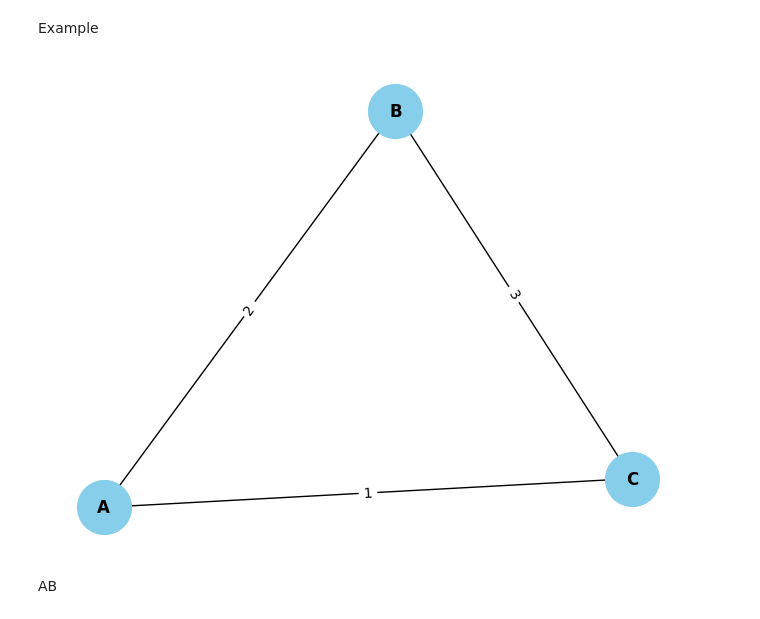
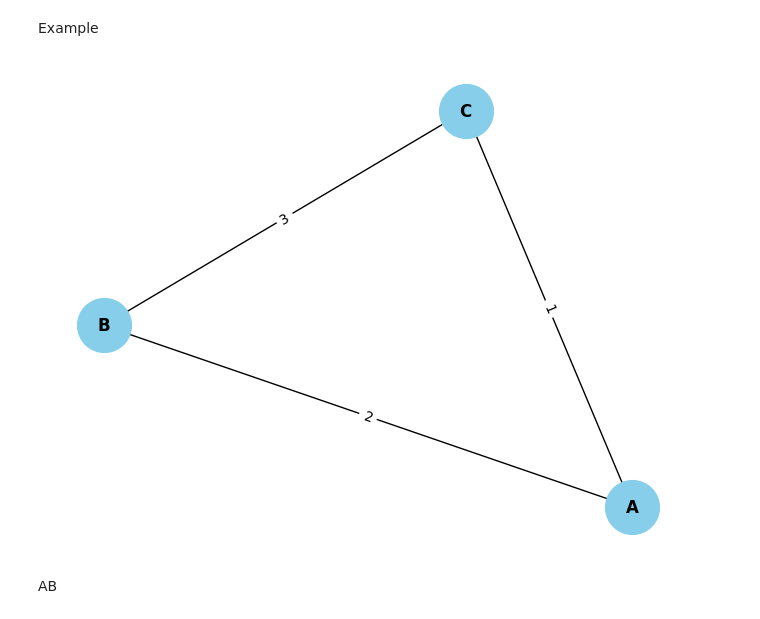
Before and after one commit to Bancie/thuhoach.nckh, a Jupyter notebook: ipynb/location/Single Center Problem in Location Optimization: Model and Implementation with Python.ipynb, the cells around one changed output. Drawn from its saved outputs; the diff is of its cells as text; code cells hidden in the pictures.

```diff
--- a/ipynb/location/Single Center Problem in Location Optimization: Model and Implementation with Python.ipynb
+++ b/ipynb/location/Single Center Problem in Location Optimization: Model and Implementation with Python.ipynb
@@ -294,16 +294,15 @@ Error with pair (3, 4): 'InLocalMin' object has no attribute 'LocalMinima'
 # %% [markdown]
 Example
 # %%
-ow = ShortestPath.Graph(3)
-ow.graph = [[0, 2, 1],
+graph5 = [[0, 2, 1],
            [2, 0, 3],
            [1, 3, 0]
            ]
 
-Visualization = Graph(g.graph)
-Visualization.show()
+ord_weber = Graph(graph5)
+ord_weber.show()
 # %% [output]
-[figure, old version]
+[figure, new version]
 # %%
 from packages.Point import FunctionPlotter
 # %% [markdown]
```
Also changed, not shown: parts of 11 cells of this notebook, 2 other files.
